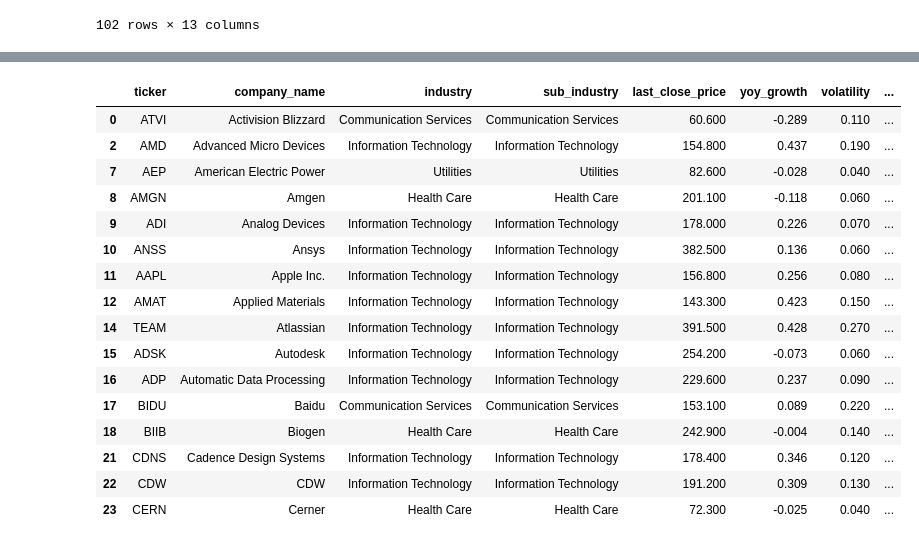
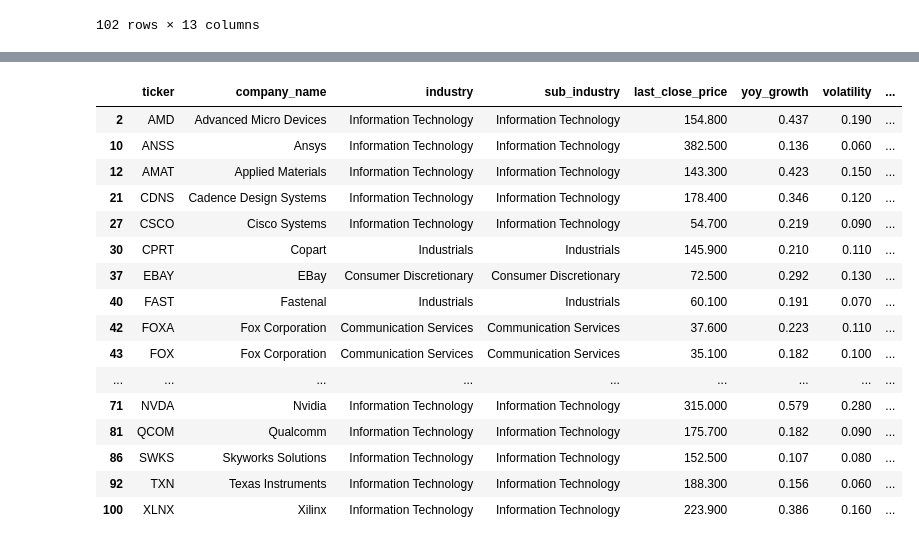
Before and after one commit to ipansh/choosy-stock, a Jupyter notebook: api_wrapper.ipynb, the cells around one changed output, grey strips where cells are left out. Drawn from its saved outputs; the diff is of its cells as text; code cells hidden in the pictures.

```diff
--- a/api_wrapper.ipynb
+++ b/api_wrapper.ipynb
@@ -244,7 +246,8 @@ final_df
 | 101 | ZM | Zoom Video Communications | Information Technology | Information Technology | 220.200 | -1.142 | 0.150 | ... |
 102 rows × 13 columns
 # %%
-final_df.to_csv('/Users/ilya/Desktop/Computer-Science/Github/check-stock-portfolio/saved_df.csv')
+#final_df.to_csv('/Users/ilya/Desktop/Computer-Science/Github/check-stock-portfolio/saved_df.csv')
+final_df = pd.read_csv('/Users/ilya/Desktop/Computer-Science/Github/check-stock-portfolio/saved_df.csv').drop(columns = ['Unnamed: 0'])
 # %%
 #considerations
 #0. yoy_growth
@@ -253,8 +256,6 @@ final_df.to_csv('/Users/ilya/Desktop/Computer-Science/Github/check-stock-portfol
 #3. gross_profit_margin
 #4. net_profit_margin
 #5. pe_ratio
-# %%
-final_df = final_df.drop(columns = ['volatility_bin'])
 # %%
 analysis_df = final_df[['ticker','yoy_growth','volatility','la_ratio','gross_profit_margin','net_profit_margin']]
 
@@ -456,20 +384,25 @@ analysis_df[['ticker','la_ratio_bin']].groupby('la_ratio_bin').count()
 # %%
-final_df[(final_df['last_close_price'] <= 500) & (final_df['yoy_growth'] >= 0.05)]
+final_df[(final_df['last_close_price'] <= 500) &
+         (final_df['yoy_growth'] >= 0.1) &
+         (final_df['la_ratio'] <= 0.7) &
+         (final_df['gross_profit_margin'] >= 0.4) &
+         (final_df['net_profit_margin'] >= 0.1)
+         ]
 # %% [output]
 |  | ticker | company_name | industry | sub_industry | last_close_price | yoy_growth | volatility | ... |
-| 0 | ATVI | Activision Blizzard | Communication Services | Communication Services | 60.600 | -0.289 | 0.110 | ... |
 | 2 | AMD | Advanced Micro Devices | Information Technology | Information Technology | 154.800 | 0.437 | 0.190 | ... |
-| 7 | AEP | American Electric Power | Utilities | Utilities | 82.600 | -0.028 | 0.040 | ... |
-| 8 | AMGN | Amgen | Health Care | Health Care | 201.100 | -0.118 | 0.060 | ... |
-| 9 | ADI | Analog Devices | Information Technology | Information Technology | 178.000 | 0.226 | 0.070 | ... |
 | 10 | ANSS | Ansys | Information Technology | Information Technology | 382.500 | 0.136 | 0.060 | ... |
-| 11 | AAPL | Apple Inc. | Information Technology | Information Technology | 156.800 | 0.256 | 0.080 | ... |
 | 12 | AMAT | Applied Materials | Information Technology | Information Technology | 143.300 | 0.423 | 0.150 | ... |
-| 14 | TEAM | Atlassian | Information Technology | Information Technology | 391.500 | 0.428 | 0.270 | ... |
-| 15 | ADSK | Autodesk | Information Technology | Information Technology | 254.200 | -0.073 | 0.060 | ... |
-| 16 | ADP | Automatic Data Processing | Information Technology | Information Technology | 229.600 | 0.237 | 0.090 | ... |
-| 17 | BIDU | Baidu | Communication Services | Communication Services | 153.100 | 0.089 | 0.220 | ... |
-| 18 | BIIB | Biogen | Health Care | Health Care | 242.900 | -0.004 | 0.140 | ... |
 | 21 | CDNS | Cadence Design Systems | Information Technology | Information Technology | 178.400 | 0.346 | 0.120 | ... |
-| 22 | CDW | CDW | Information Technology | Information Technology | 191.200 | 0.309 | 0.130 | ... |
-| 23 | CERN | Cerner | Health Care | Health Care | 72.300 | -0.025 | 0.040 | ... |
+| 27 | CSCO | Cisco Systems | Information Technology | Information Technology | 54.700 | 0.219 | 0.090 | ... |
+| 30 | CPRT | Copart | Industrials | Industrials | 145.900 | 0.210 | 0.110 | ... |
+| 37 | EBAY | EBay | Consumer Discretionary | Consumer Discretionary | 72.500 | 0.292 | 0.130 | ... |
+| 40 | FAST | Fastenal | Industrials | Industrials | 60.100 | 0.191 | 0.070 | ... |
+| 42 | FOXA | Fox Corporation | Communication Services | Communication Services | 37.600 | 0.223 | 0.110 | ... |
+| 43 | FOX | Fox Corporation | Communication Services | Communication Services | 35.100 | 0.182 | 0.100 | ... |
+| ... | ... | ... | ... | ... | ... | ... | ... | ... |
+| 71 | NVDA | Nvidia | Information Technology | Information Technology | 315.000 | 0.579 | 0.280 | ... |
+| 81 | QCOM | Qualcomm | Information Technology | Information Technology | 175.700 | 0.182 | 0.090 | ... |
+| 86 | SWKS | Skyworks Solutions | Information Technology | Information Technology | 152.500 | 0.107 | 0.080 | ... |
+| 92 | TXN | Texas Instruments | Information Technology | Information Technology | 188.300 | 0.156 | 0.060 | ... |
+| 100 | XLNX | Xilinx | Information Technology | Information Technology | 223.900 | 0.386 | 0.160 | ... |
```
Also changed, not shown: parts of 15 cells of this notebook.
